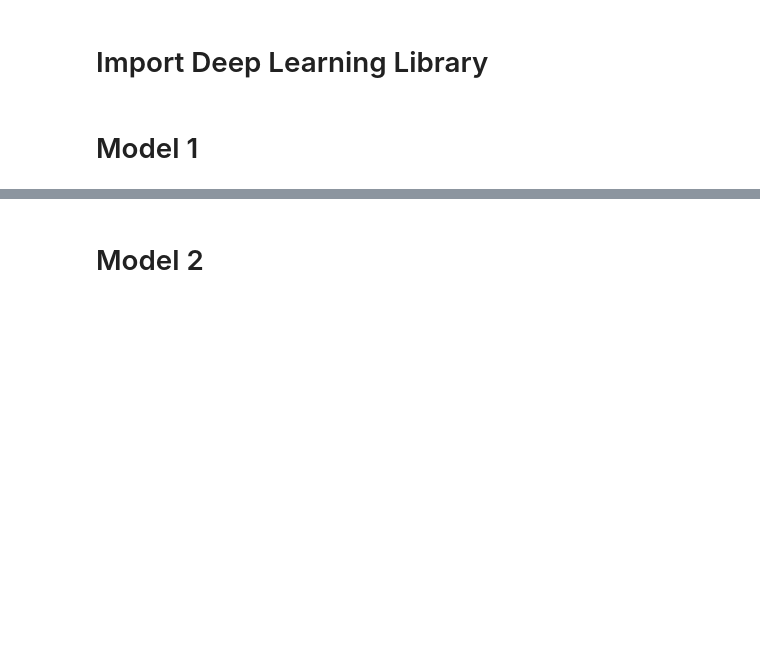
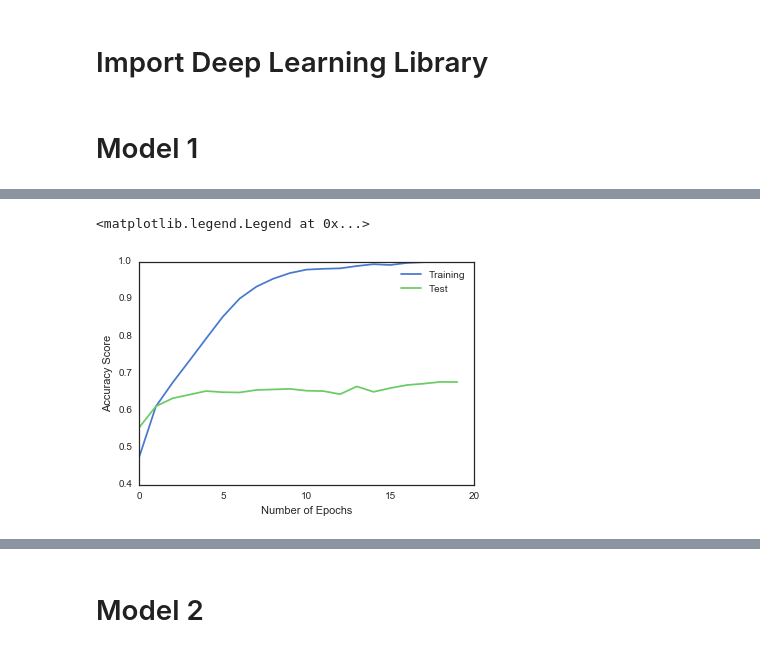
Before and after one commit to RyosukeHonda/Machine-Learning-ND, a Jupyter notebook: Project5/Cifar10/Cifar10 with Keras.ipynb, the cells around one changed output, grey strips where cells are left out. Drawn from its saved outputs; the diff is of its cells as text; code cells hidden in the pictures; blank space fills up the shorter version.

```diff
--- a/Project5/Cifar10/Cifar10 with Keras.ipynb
+++ b/Project5/Cifar10/Cifar10 with Keras.ipynb
@@ -107,24 +111,18 @@ from keras.optimizers import SGD,Adam
 # %%
 batch_size = 32
 nb_classes = 10
-nb_epoch = 3
-
+nb_epoch = 20
+nb_filters=32
 model = Sequential()
-model.add(Convolution2D(32,3,3,border_mode='same',input_shape=(3,32,32)))
+model.add(Convolution2D(nb_filters,3,3,border_mode='same',input_shape=(3,32,32)))
 model.add(Activation('relu'))
 model.add(MaxPooling2D(pool_size=(2,2)))
 model.add(Flatten())
 model.add(Dense(output_dim=512,input_dim=7200,activation='relu'))
-model.add(Dense(output_dim=10,input_dim=512))
+model.add(Dense(output_dim=nb_classes,input_dim=512))
 model.add(Activation('softmax'))
 
 sgd = SGD(lr=0.01, decay=1e-6, momentum=0.9, nesterov=True)
 model.compile(loss='categorical_crossentropy',
               optimizer=sgd,
               metrics=['accuracy'])
-
-model.fit(X_train,y_train,
-              batch_size=batch_size,
-              nb_epoch=nb_epoch,
-              validation_data=(X_test, y_test),
-              shuffle=True)
@@ -139,0 +129,6 @@ Epoch 3/3
+# %%
+res = model.fit(X_train,y_train,
+              batch_size=batch_size,
+              nb_epoch=nb_epoch,
+              validation_data=(X_test, y_test),
+              shuffle=True)
@@ -139,0 +219,10 @@ Epoch 3/3
+# %%
+x=range(nb_epoch)
+plt.plot(x,res.history['acc'],label='Training')
+plt.plot(x,res.history['val_acc'],label='Test')
+plt.xlabel('Number of Epochs')
+plt.ylabel('Accuracy Score')
+plt.legend(loc='best')
+# %% [output]
+<matplotlib.legend.Legend at 0x...>
+[figure, added]
```
Also changed, not shown: parts of 8 cells of this notebook.
